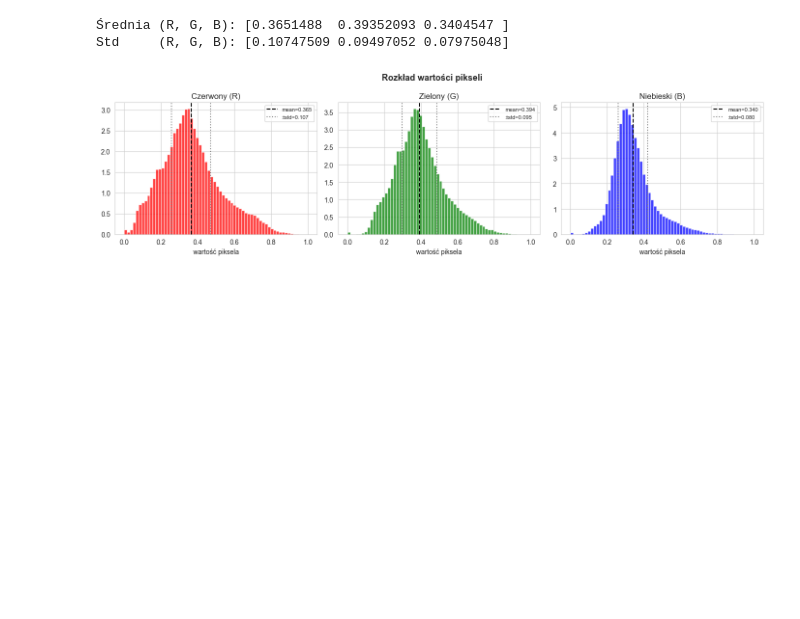
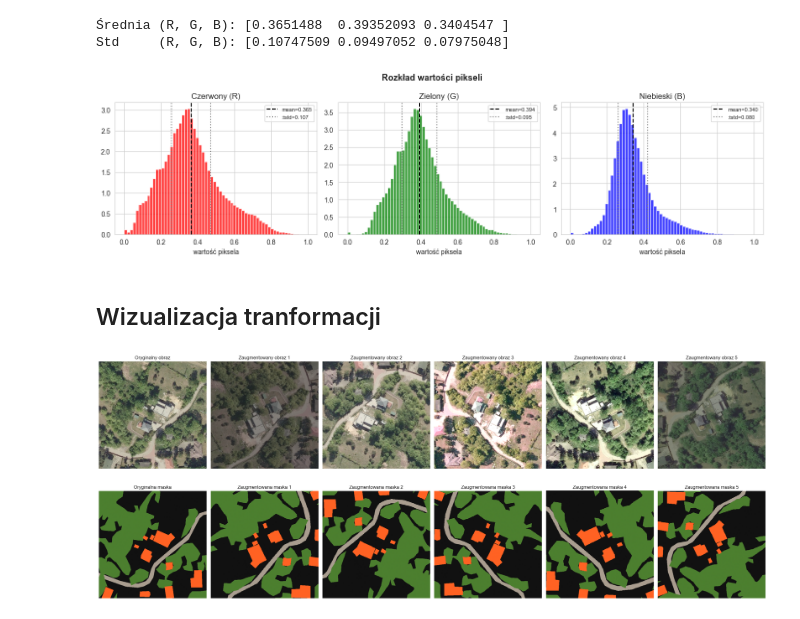
Before and after one commit to MeasureZer0/neural-networks-project-2, a Jupyter notebook: notebooks/data_exploration.ipynb, the cells around one changed output. Drawn from its saved outputs; the diff is of its cells as text; code cells hidden in the pictures; blank space fills up the shorter version.

Commit message:
Feat: added transform visualization

```diff
--- a/notebooks/data_exploration.ipynb
+++ b/notebooks/data_exploration.ipynb
@@ -170,3 +171,56 @@ plt.tight_layout()
 plt.show()
 # %% [output]
 [figure]
+# %% [markdown]
+## Wizualizacja tranformacji
+# %%
+import torch
+from torchvision.transforms import ToTensor
+import torchvision.transforms.functional as TF
+
+from torch_datasets.transforms import TrainTransform, ValTransform
+
+random.seed(4)
+
+rng_idx = random.randint(0, len(data_train) - 1)
+num_examples=5
+img_tensor = data_train[rng_idx]["image"]
+mask_tensor = data_train[rng_idx]["mask"]
+
+transform = TrainTransform()
+
+fig, axes = plt.subplots(2, num_examples + 1, figsize=(4 * (num_examples + 1), 10))
+
+axes[0, 0].imshow(img_tensor.permute(1, 2, 0).numpy())
+axes[0, 0].set_title("Oryginalny obraz")
+axes[0, 0].axis('off')
+
+axes[1, 0].imshow(mask_tensor, cmap=ListedColormap(mask_cols), vmin=0, vmax=4)
+axes[1, 0].set_title("Oryginalna maska")
+axes[1, 0].axis('off')
+
+mean = torch.tensor([0.3651488, 0.39352093, 0.3404547]).view(3, 1, 1)
+std = torch.tensor([0.10747509, 0.09497052, 0.07975048]).view(3, 1, 1)
+
+for i in range(1, num_examples + 1):
+
+    aug_img, aug_mask = transform(img_tensor, mask_tensor.unsqueeze(0))
+
+    denorm_img = aug_img * std + mean
+    denorm_img = torch.clamp(denorm_img, 0, 1)
+
+    img_show = denorm_img.permute(1, 2, 0).numpy()
+    mask_show = aug_mask.squeeze(0).numpy()
+
+    axes[0, i].imshow(img_show)
+    axes[0, i].set_title(f"Zaugmentowany obraz {i}")
+    axes[0, i].axis('off')
+
+    axes[1, i].imshow(mask_show, cmap=ListedColormap(mask_cols), vmin=0, vmax=4)
+    axes[1, i].set_title(f"Zaugmentowana maska {i}")
+    axes[1, i].axis('off')
+
+plt.tight_layout()
+plt.show()
+# %% [output]
+[figure, added]
```
Also changed, not shown: parts of 1 cell of this notebook.
